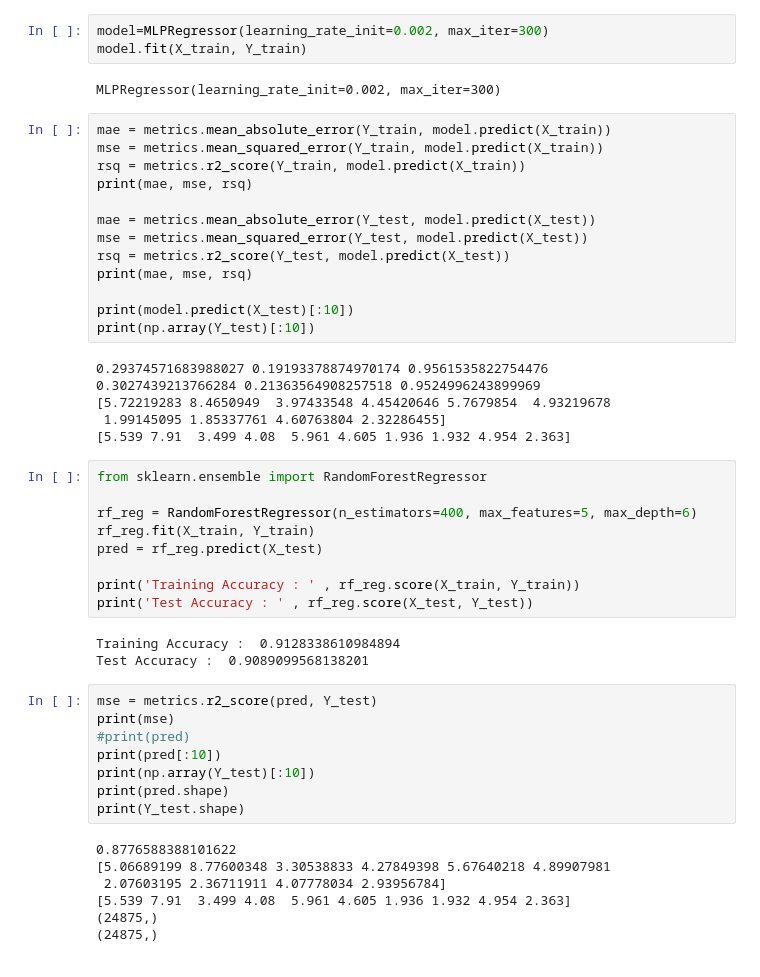
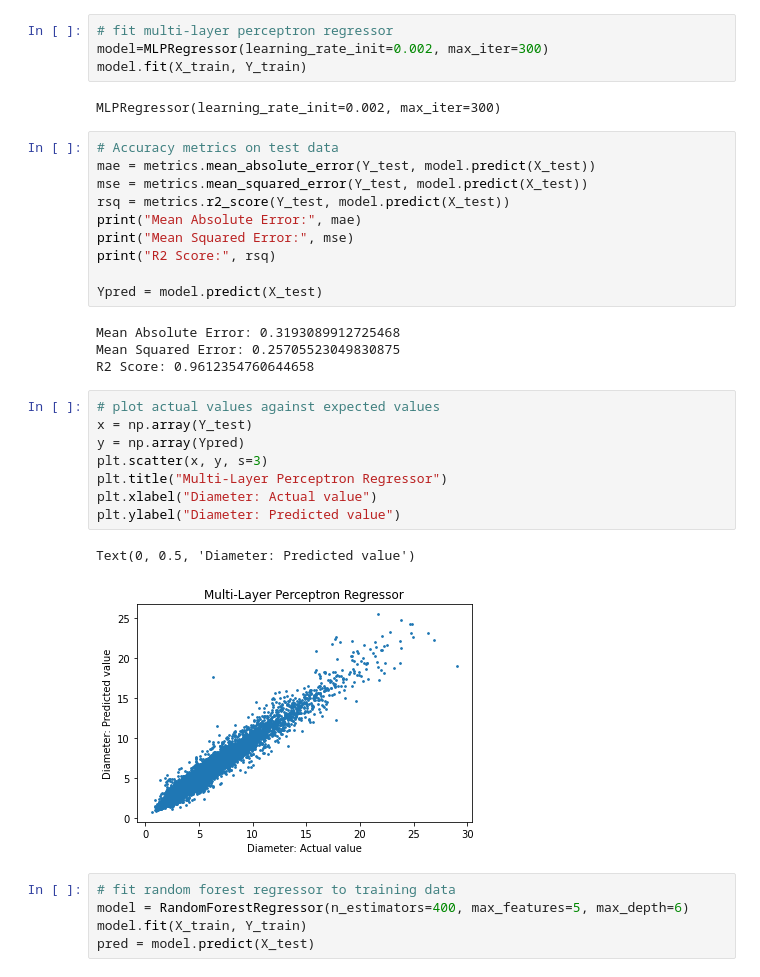
Before and after one commit to rianadutta/asteroid_diameter_calculator, a Jupyter notebook: data_processing_and_modelling.ipynb, the cells around one changed output. Saved outputs shown, nothing was run; the diff lists cells and outputs as text.

```diff
--- a/data_processing_and_modelling.ipynb
+++ b/data_processing_and_modelling.ipynb
@@ -56,51 +51,36 @@ import numpy as np
 # %%
+# fit multi-layer perceptron regressor
 model=MLPRegressor(learning_rate_init=0.002, max_iter=300)
 model.fit(X_train, Y_train)
 # %% [output]
 MLPRegressor(learning_rate_init=0.002, max_iter=300)
 # %%
-mae = metrics.mean_absolute_error(Y_train, model.predict(X_train))
-mse = metrics.mean_squared_error(Y_train, model.predict(X_train))
-rsq = metrics.r2_score(Y_train, model.predict(X_train))
-print(mae, mse, rsq)
-
+# Accuracy metrics on test data
 mae = metrics.mean_absolute_error(Y_test, model.predict(X_test))
 mse = metrics.mean_squared_error(Y_test, model.predict(X_test))
 rsq = metrics.r2_score(Y_test, model.predict(X_test))
-print(mae, mse, rsq)
+print("Mean Absolute Error:", mae)
+print("Mean Squared Error:", mse)
+print("R2 Score:", rsq)
 
-print(model.predict(X_test)[:10])
-print(np.array(Y_test)[:10])
+Ypred = model.predict(X_test)
 # %% [output]
-0.29374571683988027 0.19193378874970174 0.9561535822754476
-0.3027439213766284 0.21363564908257518 0.9524996243899969
-[5.72219283 8.4650949  3.97433548 4.45420646 5.7679854  4.93219678
- 1.99145095 1.85337761 4.60763804 2.32286455]
-[5.539 7.91  3.499 4.08  5.961 4.605 1.936 1.932 4.954 2.363]
+Mean Absolute Error: 0.3193089912725468
+Mean Squared Error: 0.25705523049830875
+R2 Score: 0.9612354760644658
-# %%
-from sklearn.ensemble import RandomForestRegressor
-
-rf_reg = RandomForestRegressor(n_estimators=400, max_features=5, max_depth=6)
-rf_reg.fit(X_train, Y_train)
-pred = rf_reg.predict(X_test)
-
-print('Training Accuracy : ' , rf_reg.score(X_train, Y_train))
-print('Test Accuracy : ' , rf_reg.score(X_test, Y_test))
-# %% [output]
-Training Accuracy :  0.9128338610984894
-Test Accuracy :  0.9089099568138201
-# %%
-mse = metrics.r2_score(pred, Y_test)
-print(mse)
-#print(pred)
-print(pred[:10])
-print(np.array(Y_test)[:10])
-print(pred.shape)
-print(Y_test.shape)
-# %% [output]
-0.8776588388101622
-[5.06689199 8.77600348 3.30538833 4.27849398 5.67640218 4.89907981
- 2.07603195 2.36711911 4.07778034 2.93956784]
-[5.539 7.91  3.499 4.08  5.961 4.605 1.936 1.932 4.954 2.363]
-(24875,)
-(24875,)
+# %%
+# plot actual values against expected values
+x = np.array(Y_test)
+y = np.array(Ypred)
+plt.scatter(x, y, s=3)
+plt.title("Multi-Layer Perceptron Regressor")
+plt.xlabel("Diameter: Actual value")
+plt.ylabel("Diameter: Predicted value")
+# %% [output]
+Text(0, 0.5, 'Diameter: Predicted value')
+[figure, added]
+# %%
+# fit random forest regressor to training data
+model = RandomForestRegressor(n_estimators=400, max_features=5, max_depth=6)
+model.fit(X_train, Y_train)
+pred = model.predict(X_test)
```
Also changed, not shown: parts of 13 cells of this notebook.
